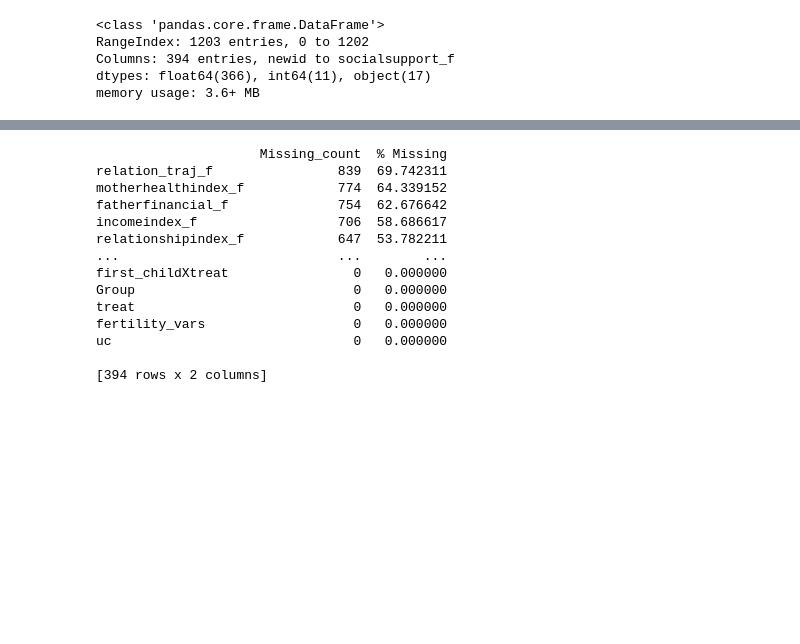
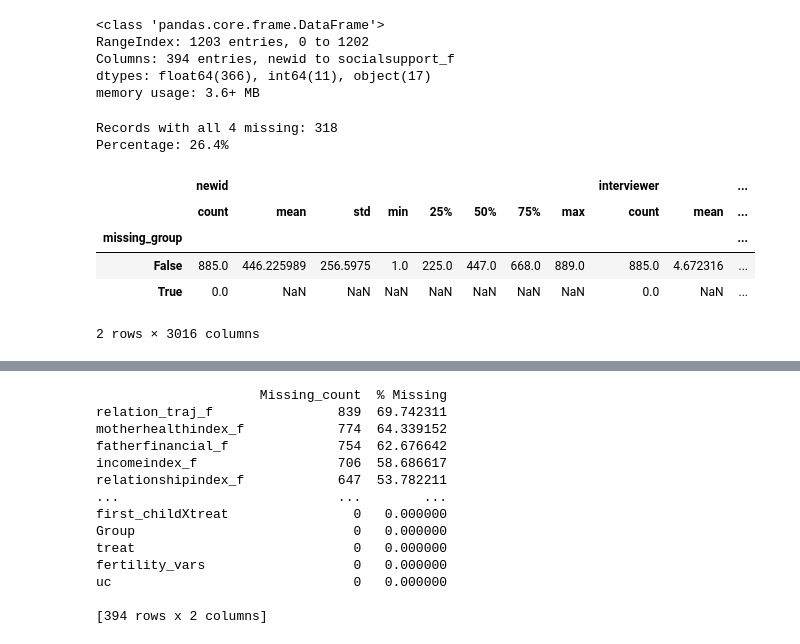
Before and after one commit to Human-Gechi/SCA-ML-AI-CHALLENGE, a Jupyter notebook: Code.ipynb, the cells around one changed output, grey strips where cells are left out. Cells and saved outputs as stored; diff of their text form; code cells hidden in the pictures; blank space fills up the shorter version.

```diff
--- a/Code.ipynb
+++ b/Code.ipynb
@@ -28,3 +28,23 @@ RangeIndex: 1203 entries, 0 to 1202
 Columns: 394 entries, newid to socialsupport_f
 dtypes: float64(366), int64(11), object(17)
 memory usage: 3.6+ MB
+# %%
+# Create a missing indicator to see the pattern
+df['missing_group'] = (df['interviewer'].isnull() &
+                      df['newid'].isnull() &
+                      df['grandmother'].isnull() &
+                      df['employed_mo'].isnull())
+
+print(f"Records with all 4 missing: {df['missing_group'].sum()}")
+print(f"Percentage: {df['missing_group'].mean()*100:.1f}%")
+
+df.groupby('missing_group').describe()
+# %% [output]
+Records with all 4 missing: 318
+Percentage: 26.4%
+|  | newid |  |  |  |  |  |  |  | interviewer |  | ... |
+|  | count | mean | std | min | 25% | 50% | 75% | max | count | mean | ... |
+| missing_group |  |  |  |  |  |  |  |  |  |  | ... |
+| False | 885.0 | 446.225989 | 256.5975 | 1.0 | 225.0 | 447.0 | 668.0 | 889.0 | 885.0 | 4.672316 | ... |
+| True | 0.0 | NaN | NaN | NaN | NaN | NaN | NaN | NaN | 0.0 | NaN | ... |
+2 rows × 3016 columns
```
Also changed, not shown: parts of 35 cells of this notebook, 2 other files.
